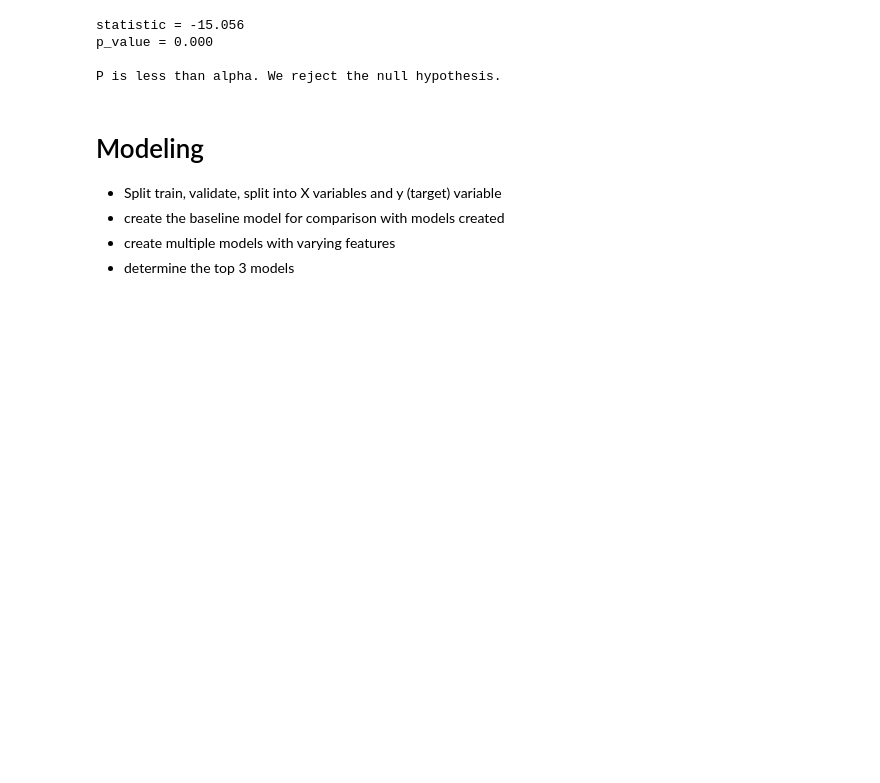
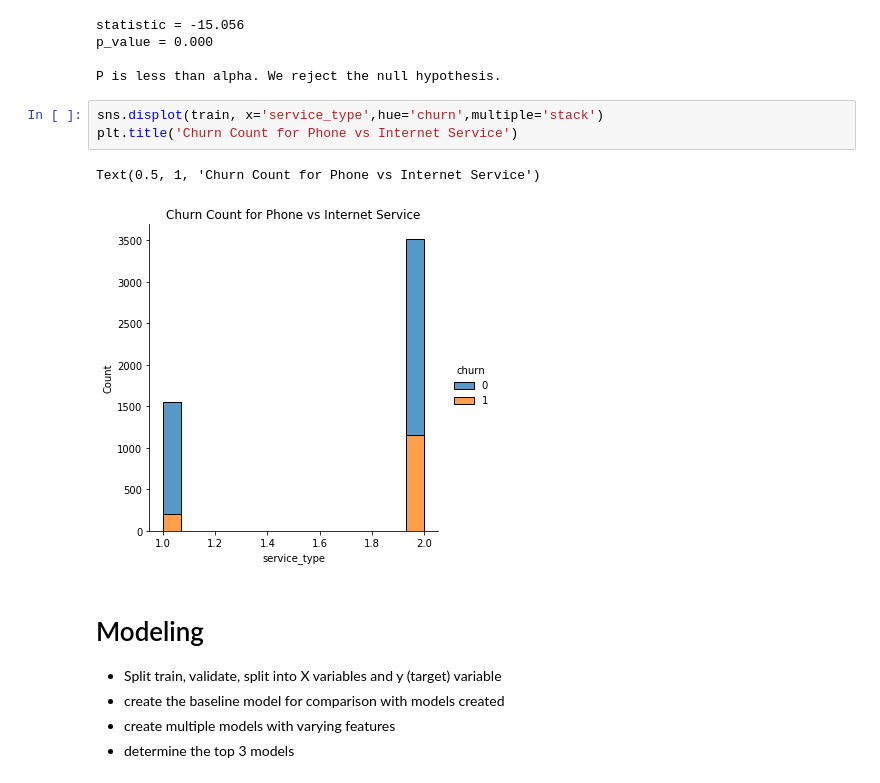
Before and after one commit to ThompsonBethany01/Telco_Churn, a Jupyter notebook: Modeling.ipynb, the cells around one changed output. Cells and saved outputs as stored; diff of their text form; blank space fills up the shorter version.

```diff
--- a/Modeling.ipynb
+++ b/Modeling.ipynb
@@ -358,6 +392,12 @@ statistic = -15.056
 p_value = 0.000
 
 P is less than alpha. We reject the null hypothesis.
+# %%
+sns.displot(train, x='service_type',hue='churn',multiple='stack')
+plt.title('Churn Count for Phone vs Internet Service')
+# %% [output]
+Text(0.5, 1, 'Churn Count for Phone vs Internet Service')
+[figure, added]
 # %% [markdown]
 # Modeling
 - Split train, validate, split into X variables and y (target) variable
```
Also changed, not shown: parts of 6 cells of this notebook, 3 other files.
